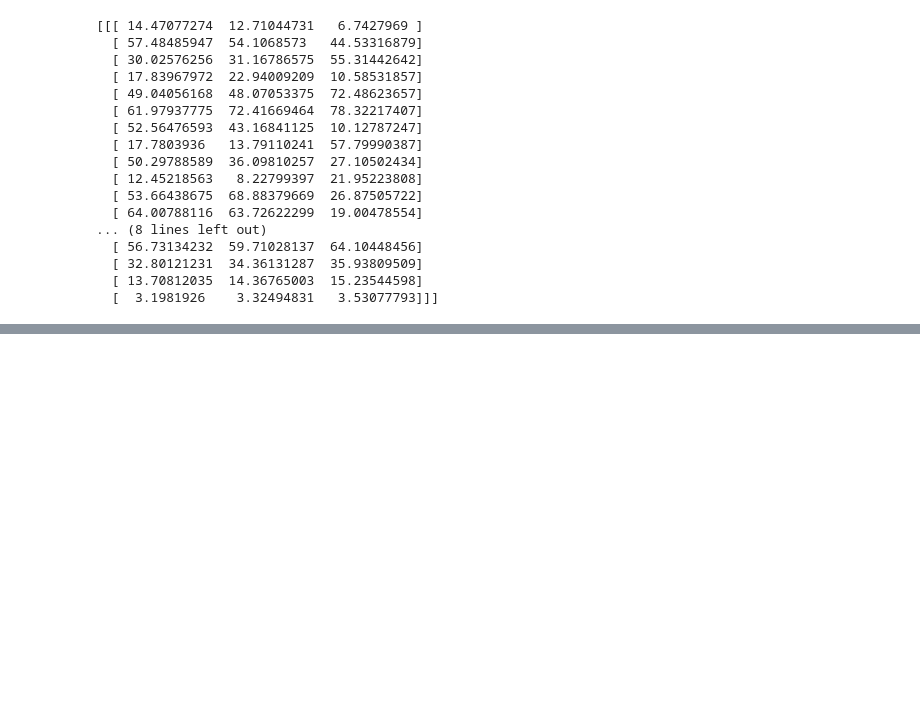
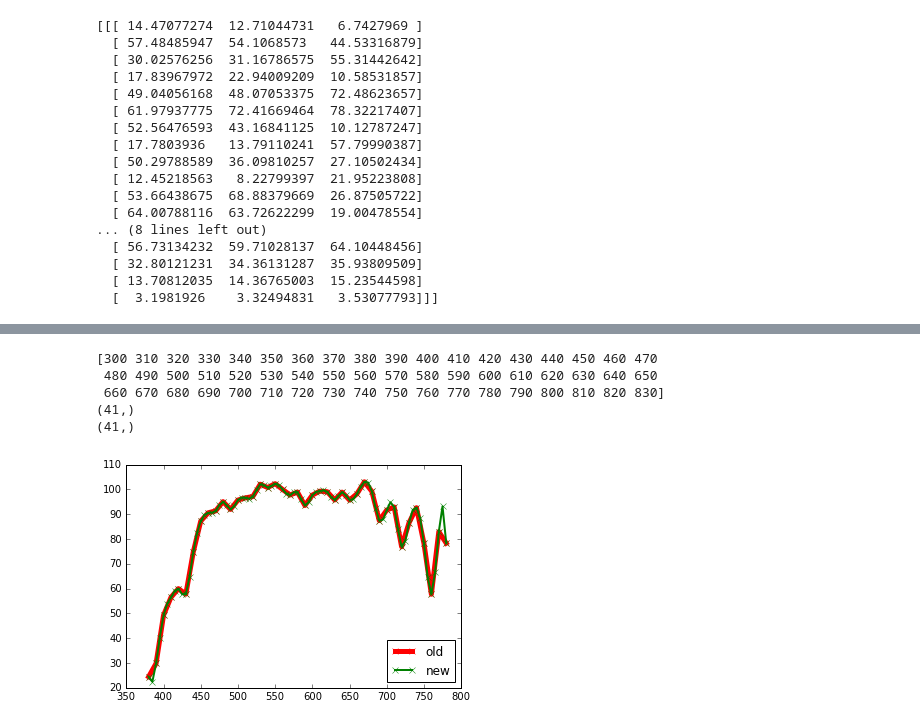
Before and after one commit to toru-ver4/sip, a Jupyter notebook: SciPy/color_patch_analysis/get_iPhone7_spectral_sensitivity_characteristics.ipynb, the cells around one changed output, grey strips where cells are left out. Cells and saved outputs as stored; diff of their text form; code cells hidden in the pictures; blank space fills up the shorter version.

```diff
--- a/SciPy/color_patch_analysis/get_iPhone7_spectral_sensitivity_characteristics.ipynb
+++ b/SciPy/color_patch_analysis/get_iPhone7_spectral_sensitivity_characteristics.ipynb
@@ -74,0 +80,13 @@ print(large_xyz)
+# %%
+%matplotlib inline
+import get_iPhone7_spectral_sensitivity_characteristics as gissc
+import imp
+imp.reload(gissc)
+gissc.d_illuminant_interpolation()
+# %% [output]
+[300 310 320 330 340 350 360 370 380 390 400 410 420 430 440 450 460 470
+ 480 490 500 510 520 530 540 550 560 570 580 590 600 610 620 630 640 650
+ 660 670 680 690 700 710 720 730 740 750 760 770 780 790 800 810 820 830]
+(41,)
+(41,)
+[figure, added]
```
Also changed, not shown: parts of 1 cell of this notebook, 3 other files.
